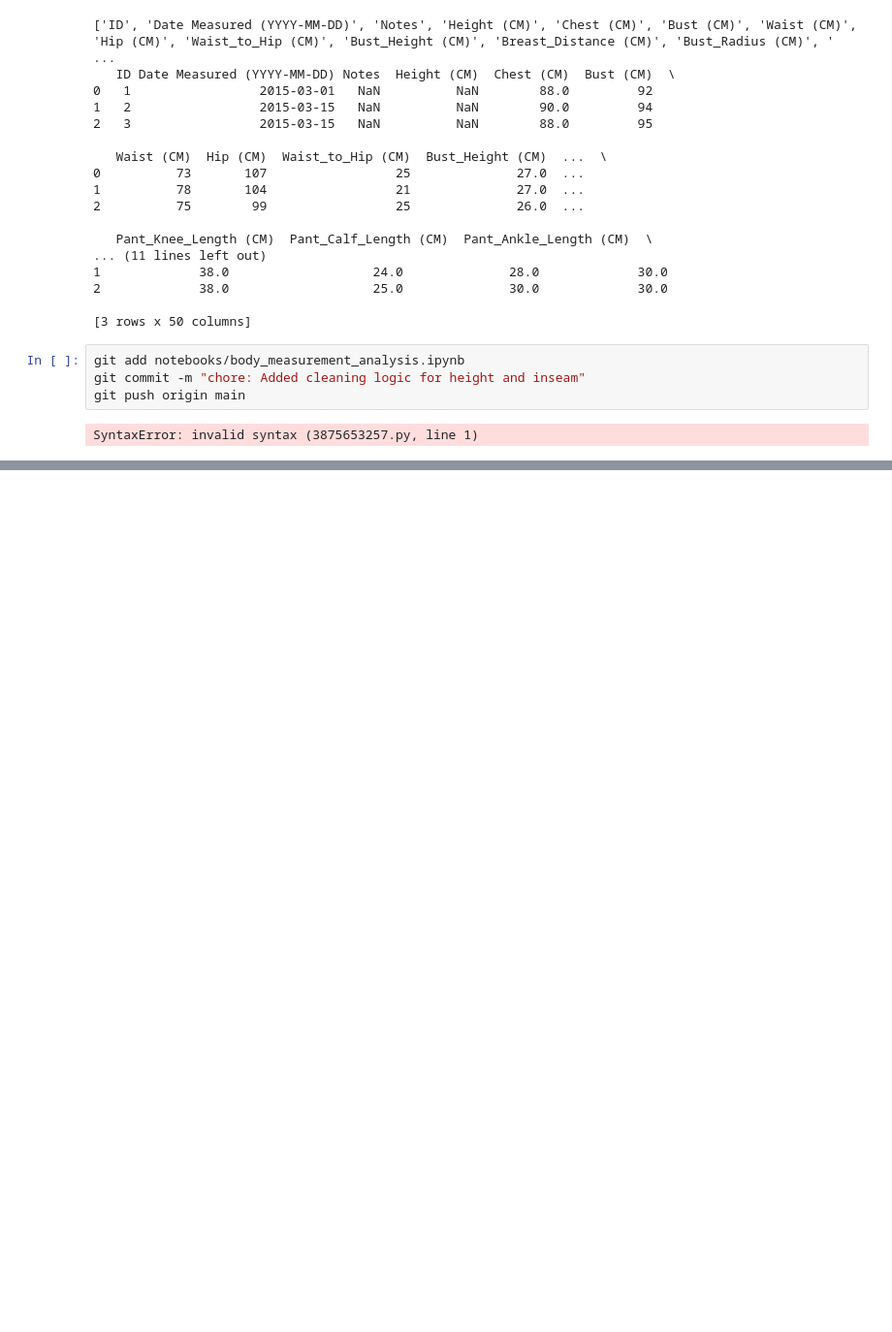
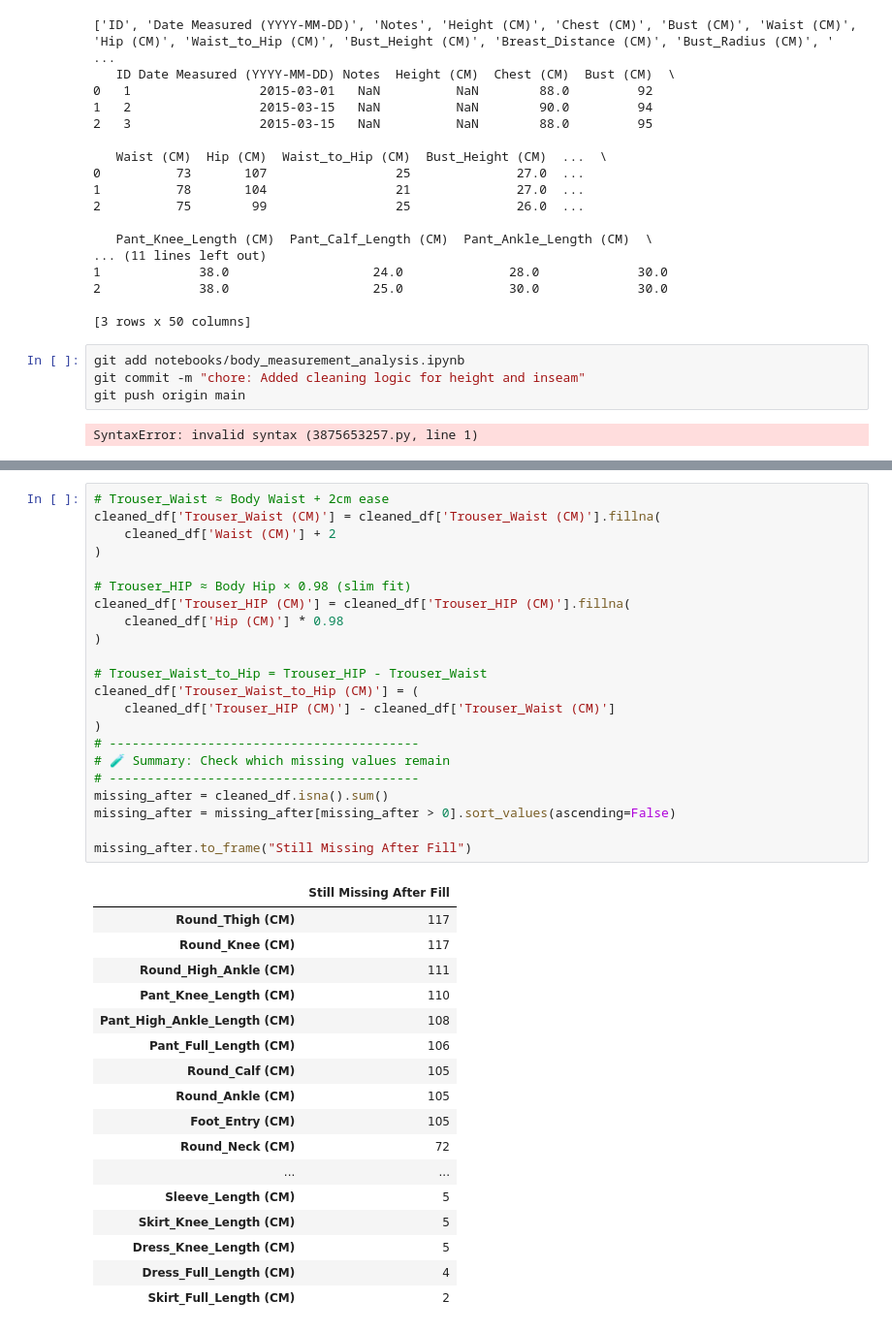
Before and after one commit to texcila/body-measurement-predictor, a Jupyter notebook: notebooks/body_measurement_analysis.ipynb, the cells around one changed output, grey strips where cells are left out. Shown at 97% size. Cells and saved outputs as stored; diff of their text form; blank space fills up the shorter version.

```diff
--- a/notebooks/body_measurement_analysis.ipynb
+++ b/notebooks/body_measurement_analysis.ipynb
@@ -836,0 +1006,40 @@ SyntaxError: invalid syntax (3875653257.py, line 1)
+# %%
+# Trouser_Waist ≈ Body Waist + 2cm ease
+cleaned_df['Trouser_Waist (CM)'] = cleaned_df['Trouser_Waist (CM)'].fillna(
+    cleaned_df['Waist (CM)'] + 2
+)
+
+# Trouser_HIP ≈ Body Hip × 0.98 (slim fit)
+cleaned_df['Trouser_HIP (CM)'] = cleaned_df['Trouser_HIP (CM)'].fillna(
+    cleaned_df['Hip (CM)'] * 0.98
+)
+
+# Trouser_Waist_to_Hip = Trouser_HIP - Trouser_Waist
+cleaned_df['Trouser_Waist_to_Hip (CM)'] = (
+    cleaned_df['Trouser_HIP (CM)'] - cleaned_df['Trouser_Waist (CM)']
+)
+# -----------------------------------------
+# 🧪 Summary: Check which missing values remain
+# -----------------------------------------
+missing_after = cleaned_df.isna().sum()
+missing_after = missing_after[missing_after > 0].sort_values(ascending=False)
+
+missing_after.to_frame("Still Missing After Fill")
+# %% [output]
+|  | Still Missing After Fill |
+| Round_Thigh (CM) | 117 |
+| Round_Knee (CM) | 117 |
+| Round_High_Ankle (CM) | 111 |
+| Pant_Knee_Length (CM) | 110 |
+| Pant_High_Ankle_Length (CM) | 108 |
+| Pant_Full_Length (CM) | 106 |
+| Round_Calf (CM) | 105 |
+| Round_Ankle (CM) | 105 |
+| Foot_Entry (CM) | 105 |
+| Round_Neck (CM) | 72 |
+| ... | ... |
+| Sleeve_Length (CM) | 5 |
+| Skirt_Knee_Length (CM) | 5 |
+| Dress_Knee_Length (CM) | 5 |
+| Dress_Full_Length (CM) | 4 |
+| Skirt_Full_Length (CM) | 2 |
```
Also changed, not shown: parts of 19 cells of this notebook, 2 other files.
